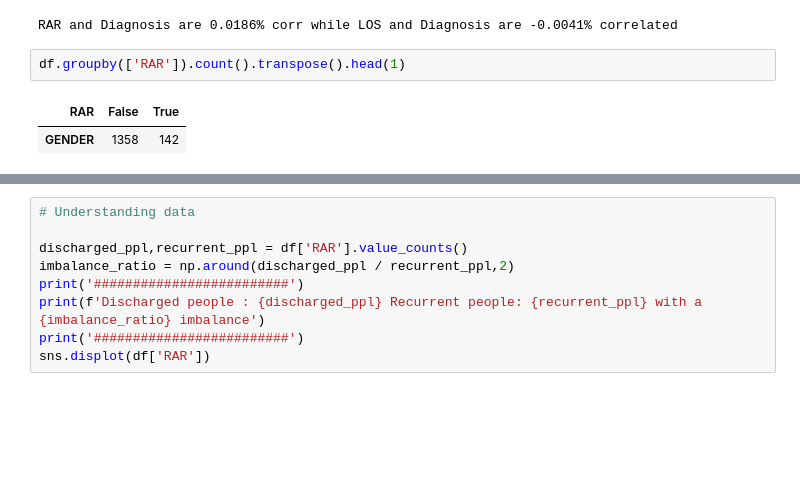
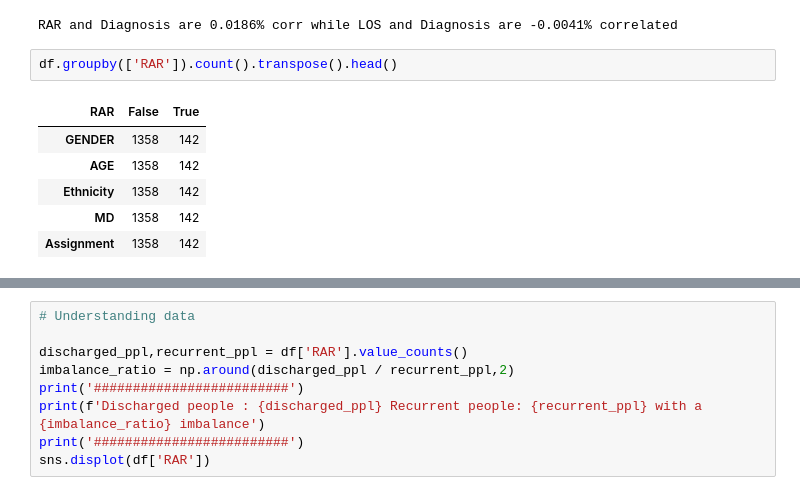
Before and after one commit to olsonperrensen/MLcomposer, a Jupyter notebook: Feature engineering.ipynb, the cells around one changed output, grey strips where cells are left out. Saved outputs shown, nothing was run; the diff lists cells and outputs as text; blank space fills up the shorter version.

```diff
--- a/Feature engineering.ipynb
+++ b/Feature engineering.ipynb
@@ -131,7 +131,11 @@ df.drop('Diagnosis',axis=1,inplace=True)
 # %% [output]
 RAR and Diagnosis are 0.0186% corr while LOS and Diagnosis are -0.0041% correlated
 # %%
-df.groupby(['RAR']).count().transpose().head(1)
+df.groupby(['RAR']).count().transpose().head()
 # %% [output]
 | RAR | False | True |
 | GENDER | 1358 | 142 |
+| AGE | 1358 | 142 |
+| Ethnicity | 1358 | 142 |
+| MD | 1358 | 142 |
+| Assignment | 1358 | 142 |
```
Also changed, not shown: parts of 5 cells of this notebook.
